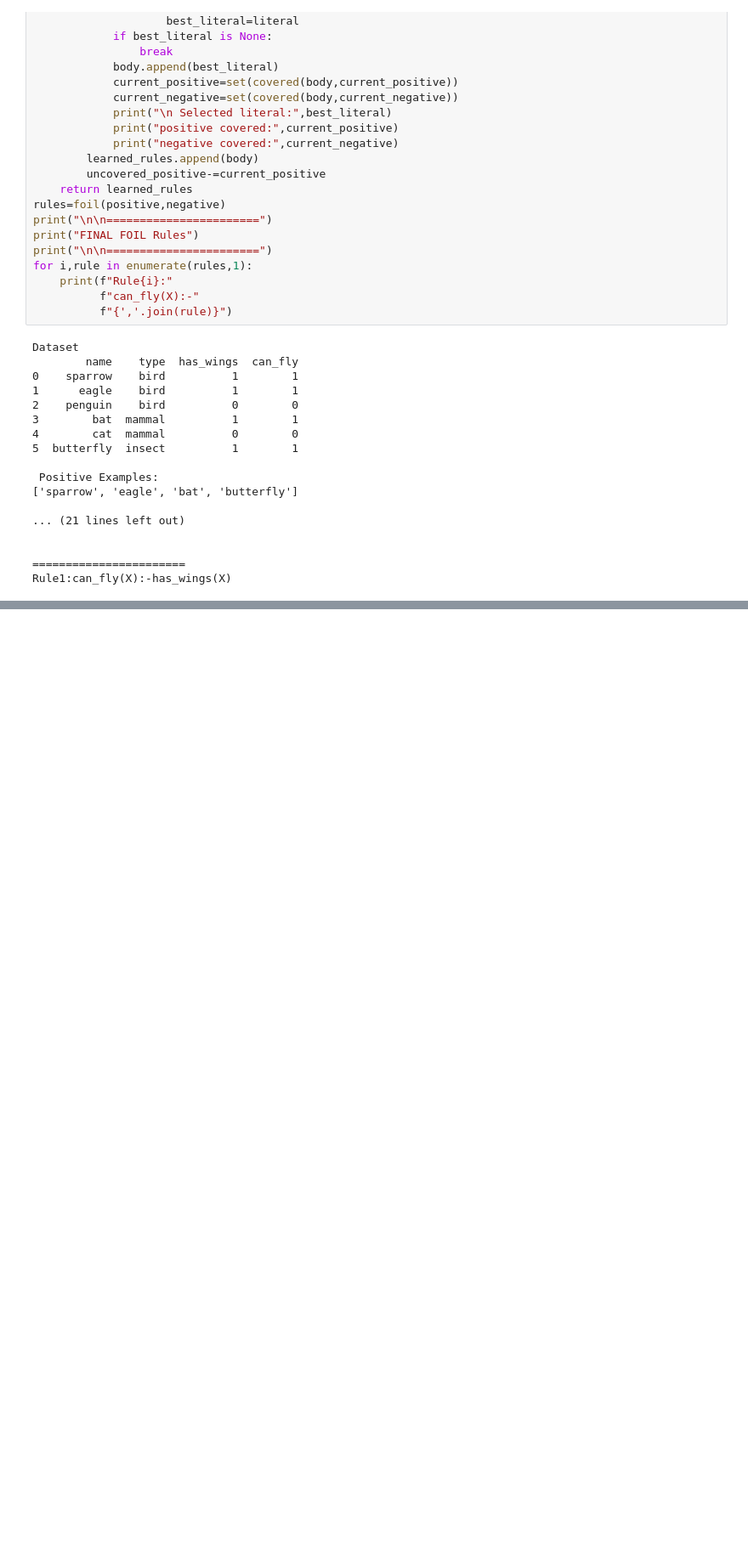
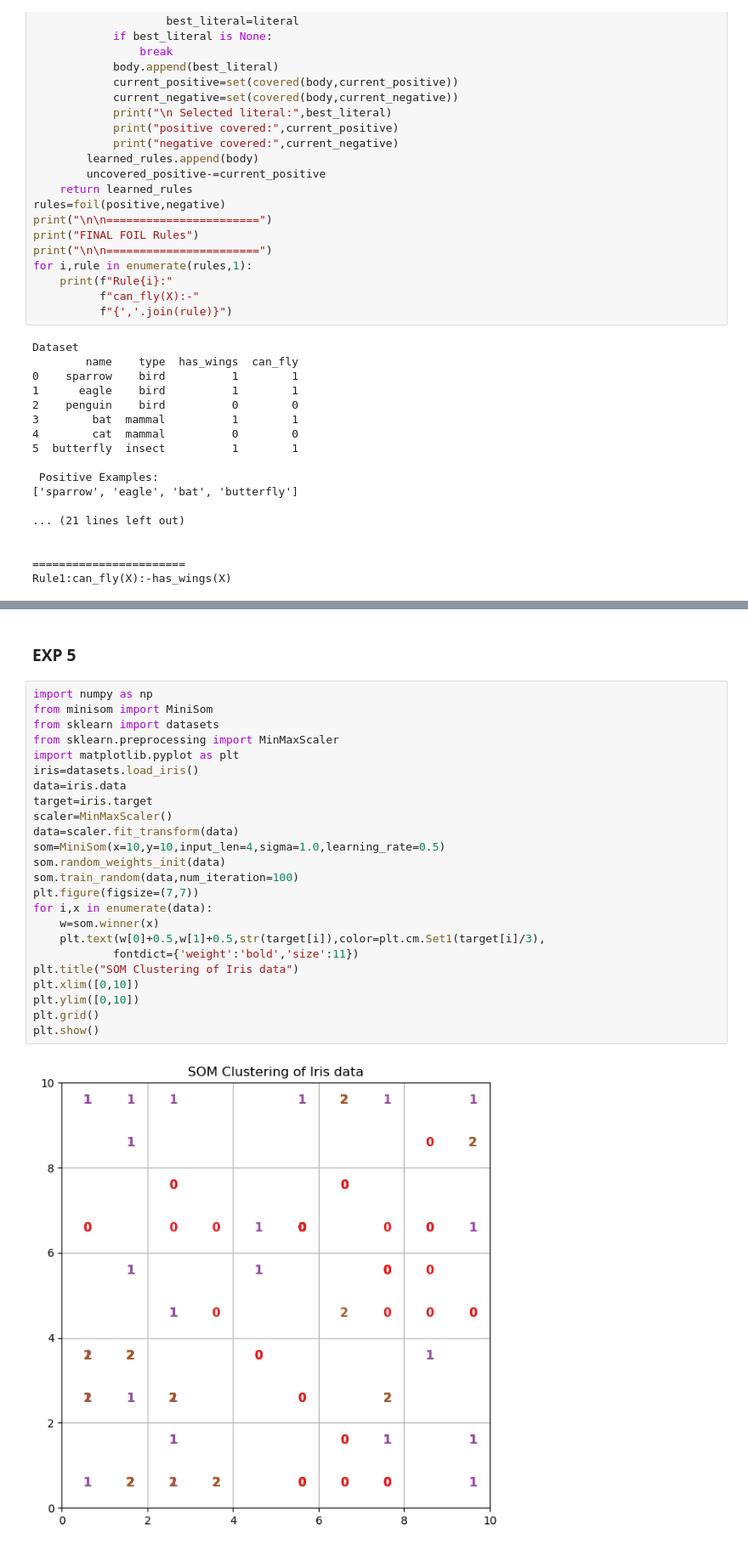
Before and after one commit to Chiragrrai8105/ML-Lab, a Jupyter notebook: 4vp23ai013.ipynb, the cells around one changed output, grey strips where cells are left out. Shown at 85% size. Cells and saved outputs as stored; diff of their text form; blank space fills up the shorter version.

```diff
--- a/4vp23ai013.ipynb
+++ b/4vp23ai013.ipynb
@@ -330,0 +329,28 @@ Cluster Centers
+# %% [markdown]
+### EXP 5
+# %%
+import numpy as np
+from minisom import MiniSom
+from sklearn import datasets
+from sklearn.preprocessing import MinMaxScaler
+import matplotlib.pyplot as plt
+iris=datasets.load_iris()
+data=iris.data
+target=iris.target
+scaler=MinMaxScaler()
+data=scaler.fit_transform(data)
+som=MiniSom(x=10,y=10,input_len=4,sigma=1.0,learning_rate=0.5)
+som.random_weights_init(data)
+som.train_random(data,num_iteration=100)
+plt.figure(figsize=(7,7))
+for i,x in enumerate(data):
+    w=som.winner(x)
+    plt.text(w[0]+0.5,w[1]+0.5,str(target[i]),color=plt.cm.Set1(target[i]/3),
+            fontdict={'weight':'bold','size':11})
+plt.title("SOM Clustering of Iris data")
+plt.xlim([0,10])
+plt.ylim([0,10])
+plt.grid()
+plt.show()
+# %% [output]
+[figure, added]
```
Also changed, not shown: parts of 5 cells of this notebook.
